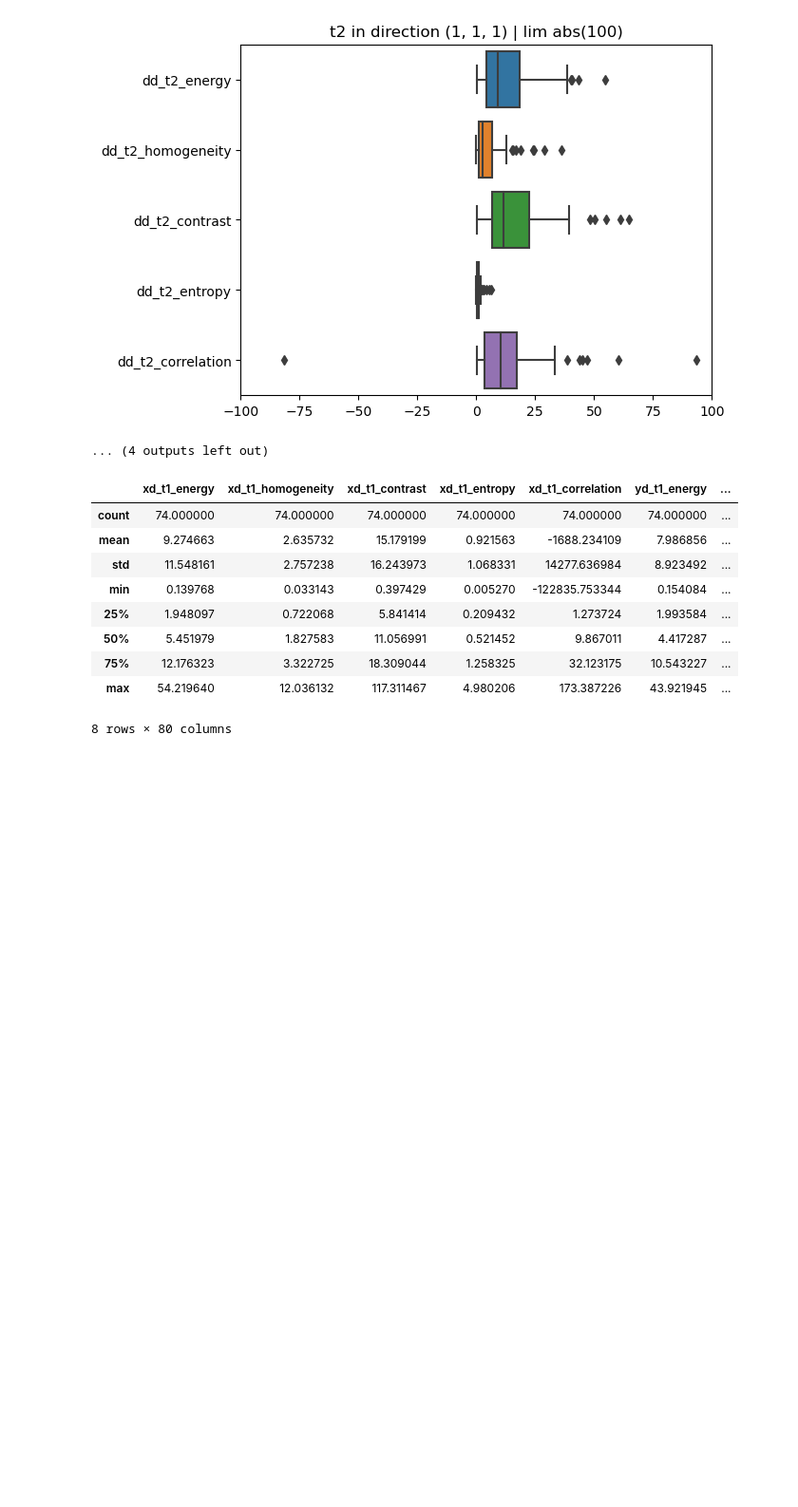
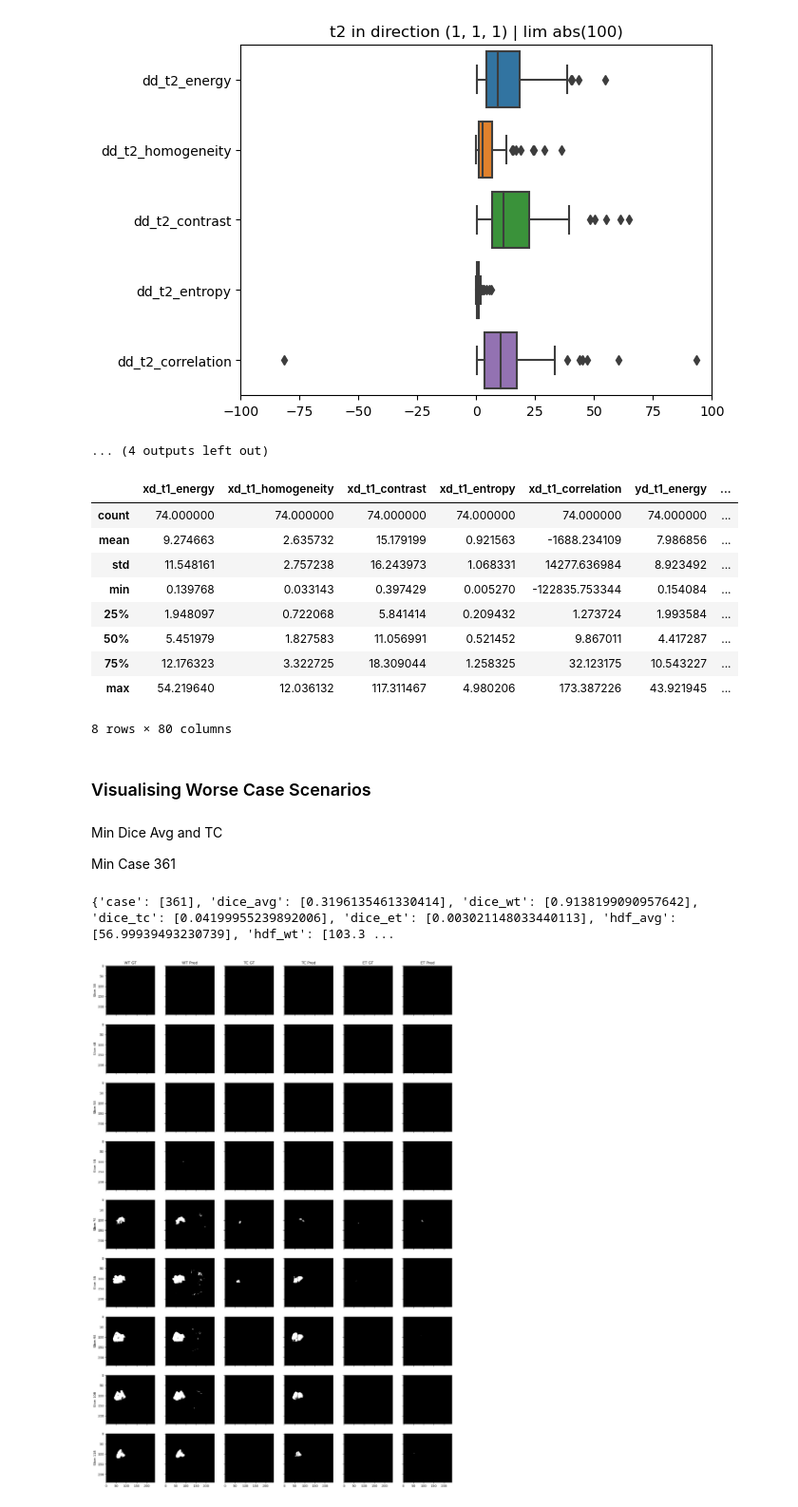
Before and after one commit to Prof-Iz/3D-Segmentation-of-Glioblastoma-from-MRI, a Jupyter notebook: Analysis.ipynb, the cells around one changed output. Shown at 95% size. Saved outputs shown, nothing was run; the diff lists cells and outputs as text; code cells hidden in the pictures; blank space fills up the shorter version.

Commit message:
visualise worse case

```diff
--- a/Analysis.ipynb
+++ b/Analysis.ipynb
@@ -87,7 +0,0 @@ flair = dataset[case]['image'][3]
-# %%
-blob_wt = ndimage.find_objects(wt)
-print(f"{len(blob_wt)} WT blob found")
-blob_tc = ndimage.find_objects(tc)
-print(f"{len(blob_tc)} TC blob found")
-blob_et = ndimage.find_objects(et)
-print(f"{len(blob_et)} ET blob found")
@@ -948,3 +761,45 @@ df.describe()
 | 75% | 12.176323 | 3.322725 | 18.309044 | 1.258325 | 32.123175 | 10.543227 | ... |
 | max | 54.219640 | 12.036132 | 117.311467 | 4.980206 | 173.387226 | 43.921945 | ... |
 8 rows × 80 columns
+# %% [markdown]
+### Visualising Worse Case Scenarios
+# %%
+def plot_grid(result):
+    fig, ax = plt.subplots(9,6,figsize=(20,30),sharex=True,sharey=True)
+    # Set Column Names
+    ax[0,0].set_title("WT GT");
+    ax[0,1].set_title("WT Pred");
+    ax[0,2].set_title("TC GT");
+    ax[0,3].set_title("TC Pred");
+    ax[0,4].set_title("ET GT");
+    ax[0,5].set_title("ET Pred");
+
+    slices = [37, 47, 57, 67, 77, 87, 97, 107, 117]
+
+    result['input']['seg'] = result['input']['seg'].to('cpu')
+    result['pred'] = result['pred'].to('cpu')
+
+
+    for row_id,slice in enumerate(slices):
+        ax[row_id,0].imshow(result['input']['seg'][0][...,slice],cmap='gray')
+        ax[row_id,0].set_ylabel(f"Slice: {slice+1}")
+
+        ax[row_id,1].imshow(result['pred'][0][0][...,slice],cmap='gray')
+
+
+        ax[row_id,2].imshow(result['input']['seg'][1][...,slice],cmap='gray')
+        ax[row_id,3].imshow(result['pred'][0][1][...,slice],cmap='gray')
+
+        ax[row_id,4].imshow(result['input']['seg'][2][...,slice],cmap='gray')
+        ax[row_id,5].imshow(result['pred'][0][2][...,slice],cmap='gray')
+# %% [markdown]
+Min Dice Avg and TC
+
+Min Case 361
+# %%
+result = evaluate_model(model, 361)
+print(result['metrics'])
+plot_grid(result)
+# %% [output]
+{'case': [361], 'dice_avg': [0.3196135461330414], 'dice_wt': [0.9138199090957642], 'dice_tc': [0.04199955239892006], 'dice_et': [0.003021148033440113], 'hdf_avg': [56.99939493230739], 'hdf_wt': [103.3 ...
+[figure, added]
```
Also changed, not shown: parts of 23 cells of this notebook.
